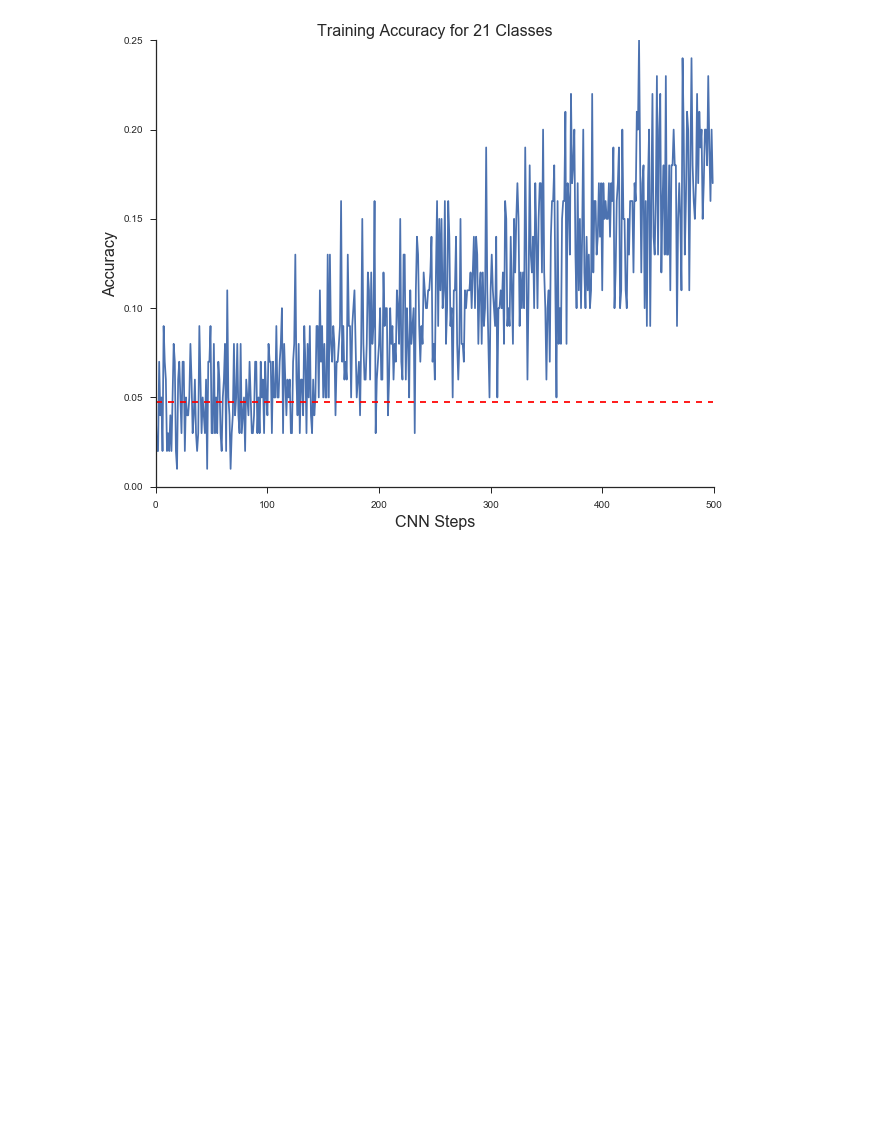
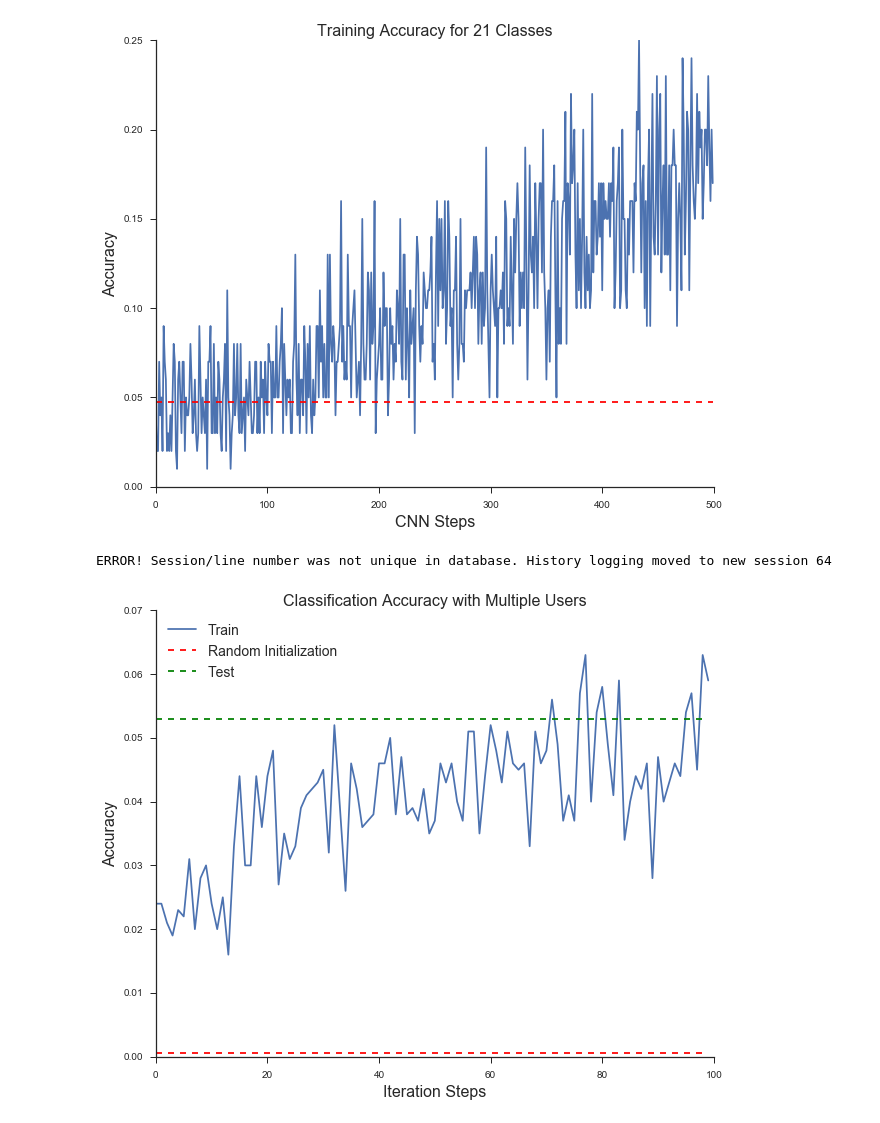
Before and after one commit to paroma/EyeTracking, a Jupyter notebook: Plotting.ipynb, the cells around one changed output. Saved outputs shown, nothing was run; the diff lists cells and outputs as text; code cells hidden in the pictures; blank space fills up the shorter version.

```diff
--- a/Plotting.ipynb
+++ b/Plotting.ipynb
@@ -46,0 +37,9 @@ y_21=A.mean(axis=0)
+# %%
+from disk_data_loader import load_from_file
+import numpy as np
+from scipy.spatial.distance import euclidean
+mnist=load_from_file('images.npydata', 'labels.npydata')
+#guess_label=np.load('guess_cnn2.npy')
+true_label=mnist.labels
+# %% [output]
+ERROR! Session/line number was not unique in database. History logging moved to new session 64
@@ -47,3 +72,20 @@ y_21=A.mean(axis=0)
+# %%
+gd_1 = np.load('gd_training_accuracy.npy')
+plt.figure(figsize=(10,8))
+sns.set_style("whitegrid")
+sns.set_style("white")
+sns.set_style("ticks")
+plt.plot(gd_1)
+plt.plot((1/1829.0)*np.ones(len(gd_1)), 'r--')
+plt.plot((0.053)*np.ones(len(gd_1)), 'g--')
+plt.title('Classification Accuracy with Multiple Users', fontsize=16)
+plt.xlabel('Iteration Steps', fontsize=16)
+plt.ylabel('Accuracy', fontsize=16)
+plt.legend(['Train', 'Random Initialization', 'Test'] , fontsize=14, loc='best')
+sns.despine()
+plt.savefig('classification_5.png', bbox_inches='tight')
+# %% [output]
+[figure, added]
 # %%
 plt.figure(figsize=(10,8))
 sns.set_style("whitegrid")
```
Also changed, not shown: parts of 9 cells of this notebook, 1 other file.
